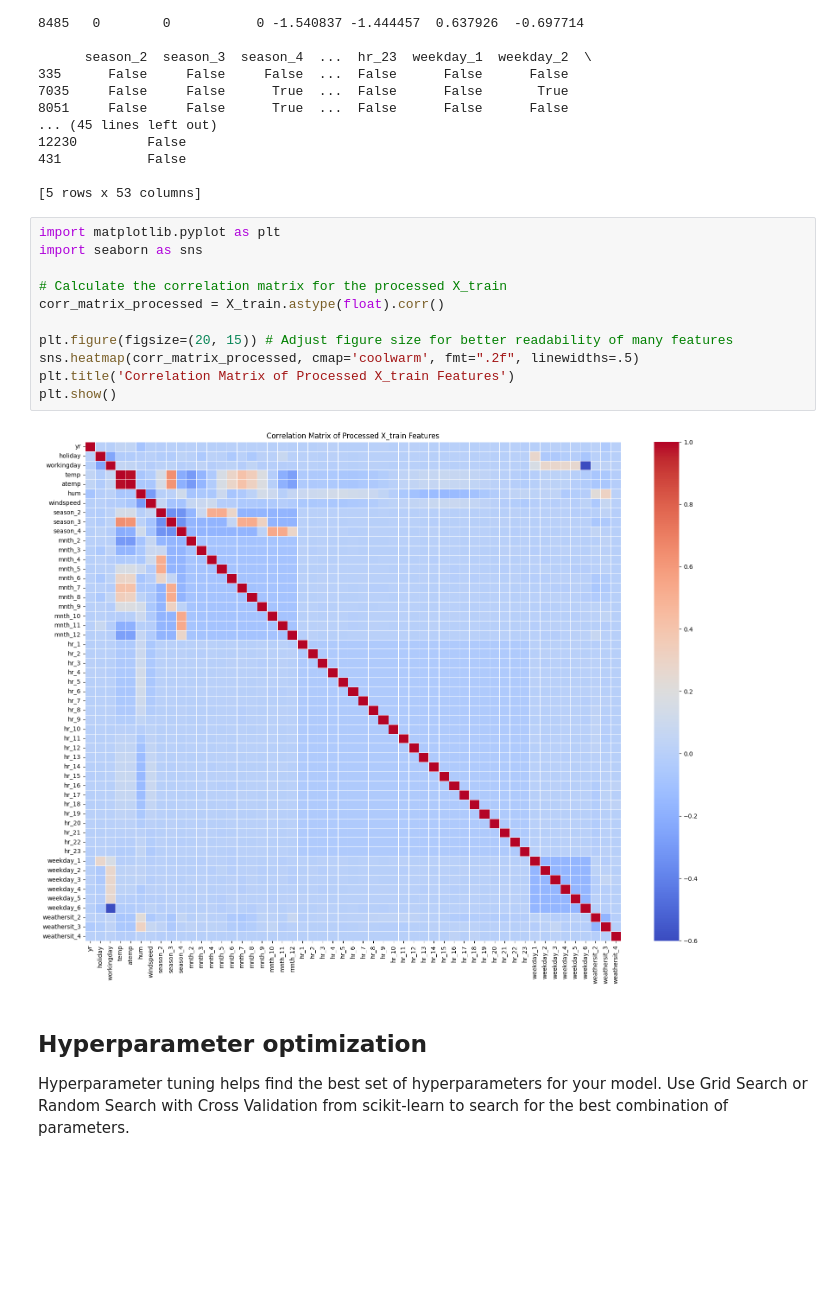
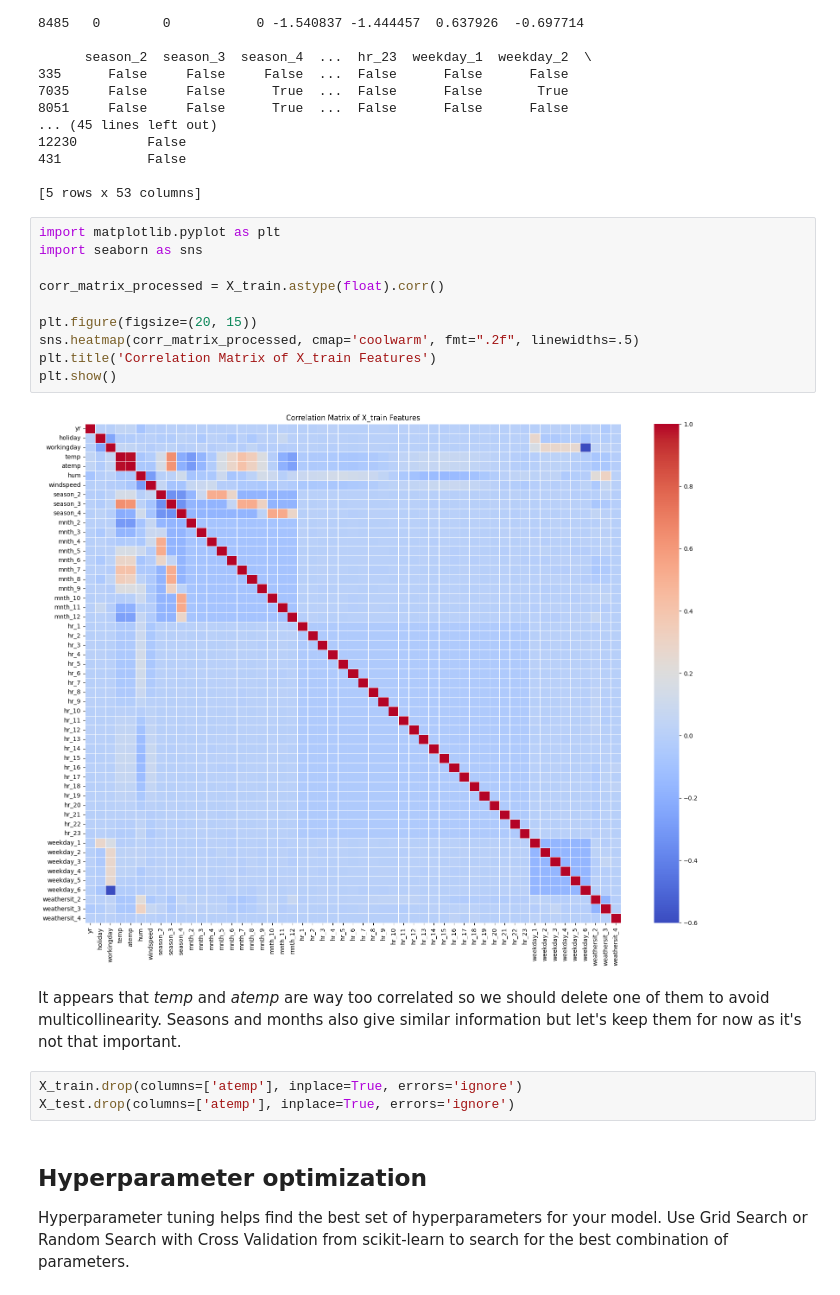
Before and after one commit to martinroth25/ai_transportation_course, a Jupyter notebook: Exercise_2_regression_model/Assignment_1_Regression_model.ipynb, the cells around one changed output. Saved outputs shown, nothing was run; the diff lists cells and outputs as text; blank space fills up the shorter version.

```diff
--- a/Exercise_2_regression_model/Assignment_1_Regression_model.ipynb
+++ b/Exercise_2_regression_model/Assignment_1_Regression_model.ipynb
@@ -146,16 +146,21 @@ First 5 rows of X_train after processing:
 # %%
 import matplotlib.pyplot as plt
 import seaborn as sns
 
-# Calculate the correlation matrix for the processed X_train
 corr_matrix_processed = X_train.astype(float).corr()
 
-plt.figure(figsize=(20, 15)) # Adjust figure size for better readability of many features
+plt.figure(figsize=(20, 15))
 sns.heatmap(corr_matrix_processed, cmap='coolwarm', fmt=".2f", linewidths=.5)
-plt.title('Correlation Matrix of Processed X_train Features')
+plt.title('Correlation Matrix of X_train Features')
 plt.show()
 # %% [output]
-[figure, old version]
+[figure, new version]
+# %% [markdown]
+It appears that *temp* and *atemp* are way too correlated so we should delete one of them to avoid multicollinearity.
+Seasons and months also give similar information but let's keep them for now as it's not that important.
+# %%
+X_train.drop(columns=['atemp'], inplace=True, errors='ignore')
+X_test.drop(columns=['atemp'], inplace=True, errors='ignore')
 # %% [markdown]
 ## Hyperparameter optimization
 Hyperparameter tuning helps find the best set of hyperparameters for your model. Use Grid Search or Random Search with Cross Validation from scikit-learn to search for the best combination of parameters.
```
Also changed, not shown: parts of 7 cells of this notebook.
